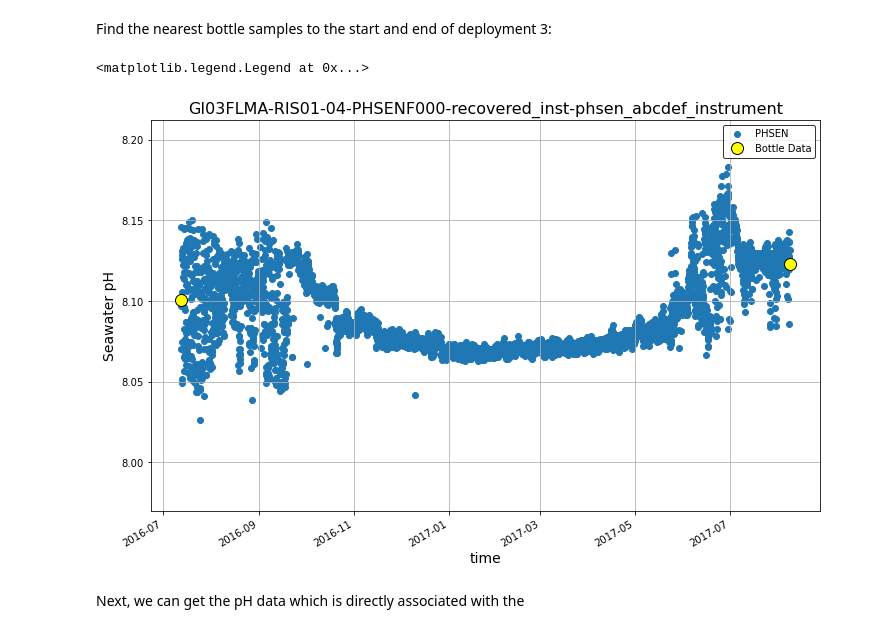
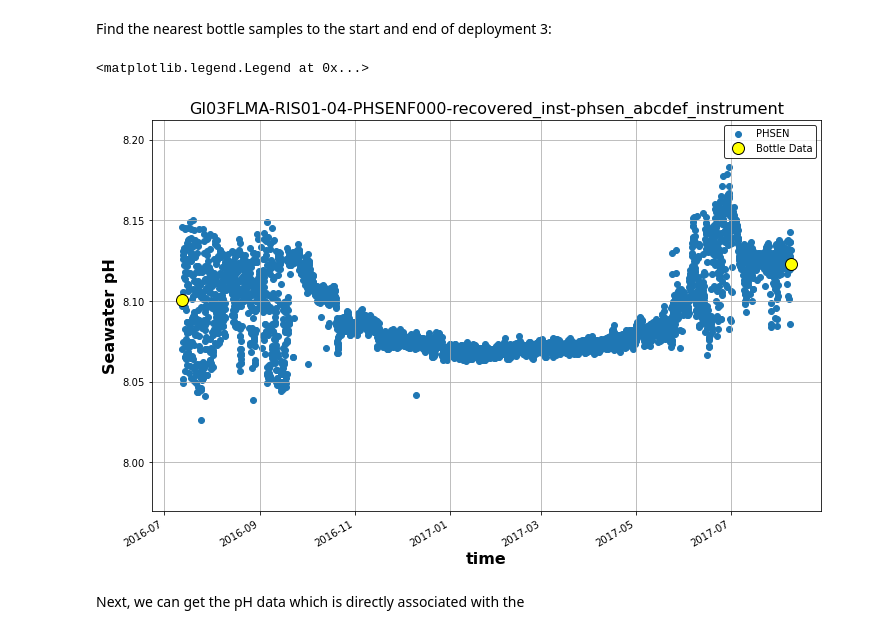
Before and after one commit to reedan88/OCB-BGC_Carbonate_Working_Group, a Jupyter notebook: scripts/PHSEN.ipynb, the cells around one changed output. Cells and saved outputs as stored; diff of their text form; code cells hidden in the pictures.

```diff
--- a/scripts/PHSEN.ipynb
+++ b/scripts/PHSEN.ipynb
@@ -509,14 +524,16 @@ pH_data_dep3 = pH_data[(pH_data["Start Time [UTC]"] >= tmin) & (pH_data["Start T
 # %%
 # Plot a comparison of Deployment 3 PHSEN and Bottle data
 fig, ax = plot_variable(phsen_dep3, "seawater_ph", add_deployments=False)
 ax.set_alpha(0.7)
+ax.set_xlabel(ax.get_xlabel(), fontsize=16, weight="bold")
+ax.set_ylabel(ax.get_ylabel(), fontsize=16, weight="bold")
 
 ax.plot(pH_data_dep3["Start Time [UTC]"], pH_data_dep3["Calculated pH"],
         marker="o", linestyle="", color="yellow", markersize=12, markeredgecolor="black")
 ax.legend(["PHSEN", "Bottle Data"], edgecolor="black")
 # %% [output]
 <matplotlib.legend.Legend at 0x...>
-[figure, old version]
+[figure, new version]
 # %%
 pH_data_dep3["Start Time [UTC]"] = pH_data_dep3["Start Time [UTC]"].apply(lambda x: x.tz_localize(None))
 # %% [markdown]
```
Also changed, not shown: parts of 27 cells of this notebook, 3 other files.
